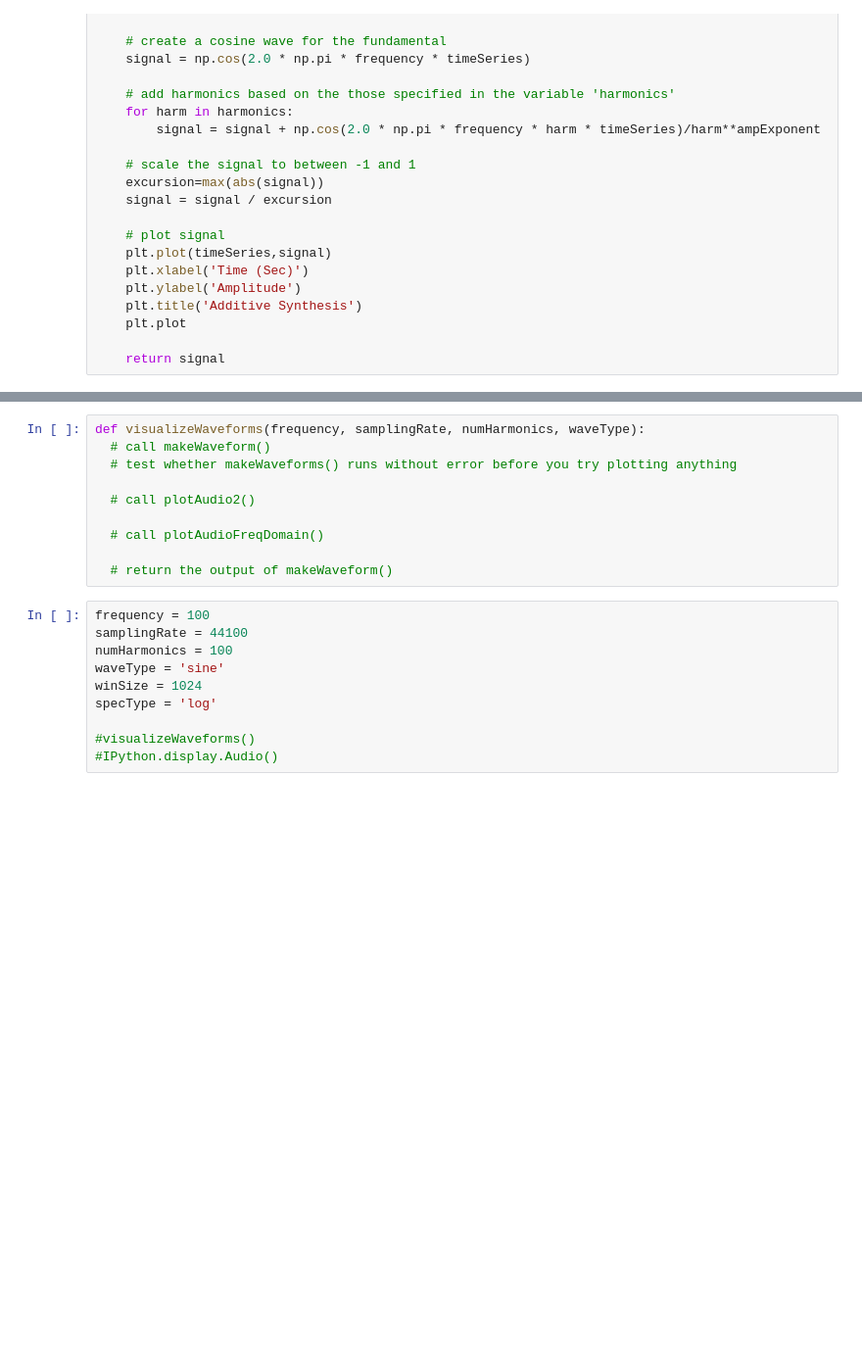
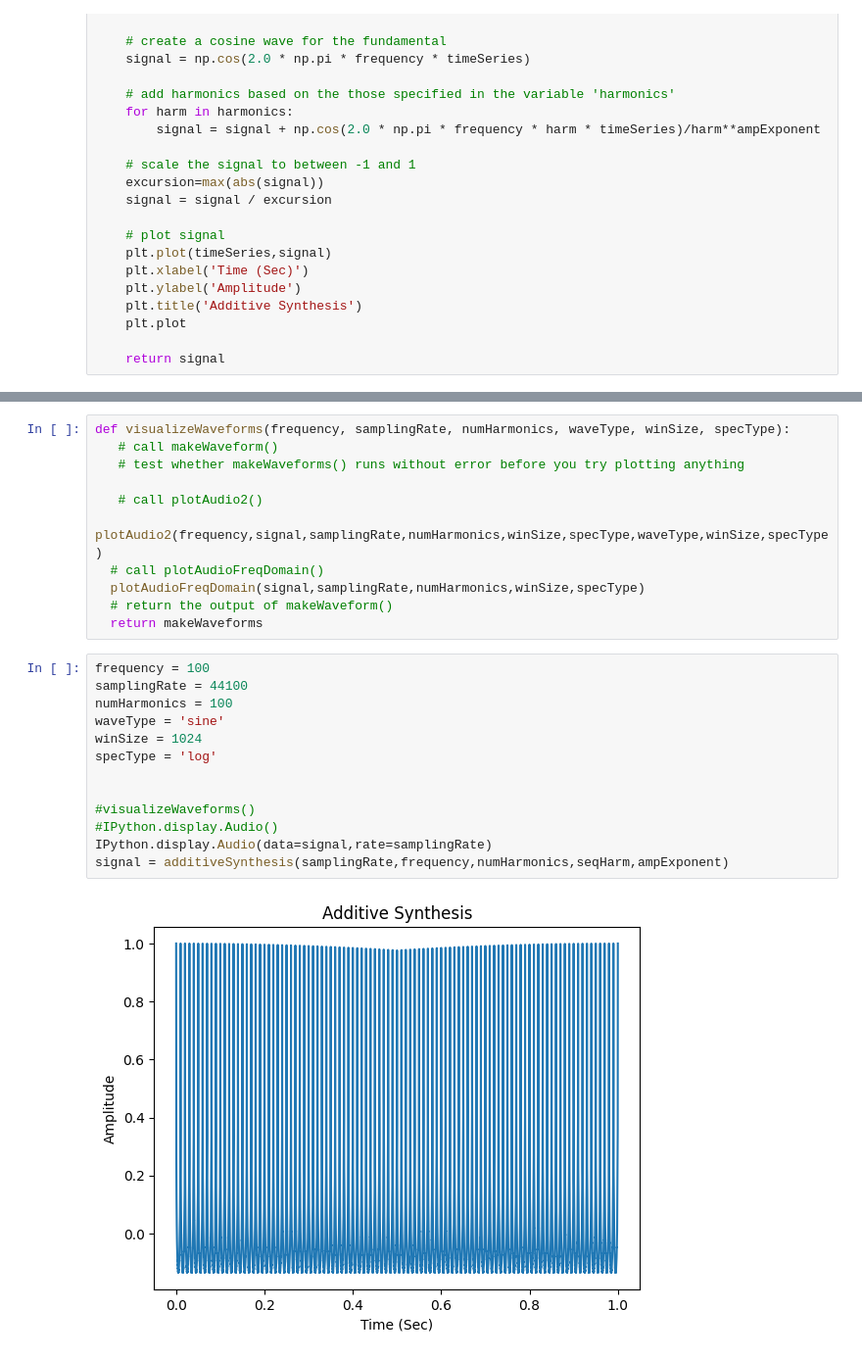
Before and after one commit to IsabellIngram751/MusicComputingIsabellIngram, a Jupyter notebook: labassignment4.ipynb, the cells around one changed output, grey strips where cells are left out. Shown at 98% size. Drawn from its saved outputs; the diff is of its cells as text; blank space fills up the shorter version.

```diff
--- a/labassignment4.ipynb
+++ b/labassignment4.ipynb
@@ -99,23 +111,29 @@ NameError: name 'samplingRate' is not defined
 # %%
-def visualizeWaveforms(frequency, samplingRate, numHarmonics, waveType):
-  # call makeWaveform()
-  # test whether makeWaveforms() runs without error before you try plotting anything
+def visualizeWaveforms(frequency, samplingRate, numHarmonics, waveType, winSize, specType):
+   # call makeWaveform()
+   # test whether makeWaveforms() runs without error before you try plotting anything
 
-  # call plotAudio2()
-
+   # call plotAudio2()
+  plotAudio2(frequency,signal,samplingRate,numHarmonics,winSize,specType,waveType,winSize,specType)
   # call plotAudioFreqDomain()
-
+  plotAudioFreqDomain(signal,samplingRate,numHarmonics,winSize,specType)
   # return the output of makeWaveform()
+  return makeWaveforms
 # %%
 frequency = 100
 samplingRate = 44100
 numHarmonics = 100
 waveType = 'sine'
 winSize = 1024
 specType = 'log'
 
+
 #visualizeWaveforms()
 #IPython.display.Audio()
+IPython.display.Audio(data=signal,rate=samplingRate)
+signal = additiveSynthesis(samplingRate,frequency,numHarmonics,seqHarm,ampExponent)
+# %% [output]
+[figure, added]
 # %%
 frequency = 100
 samplingRate = 44100
```
Also changed, not shown: parts of 8 cells of this notebook.
